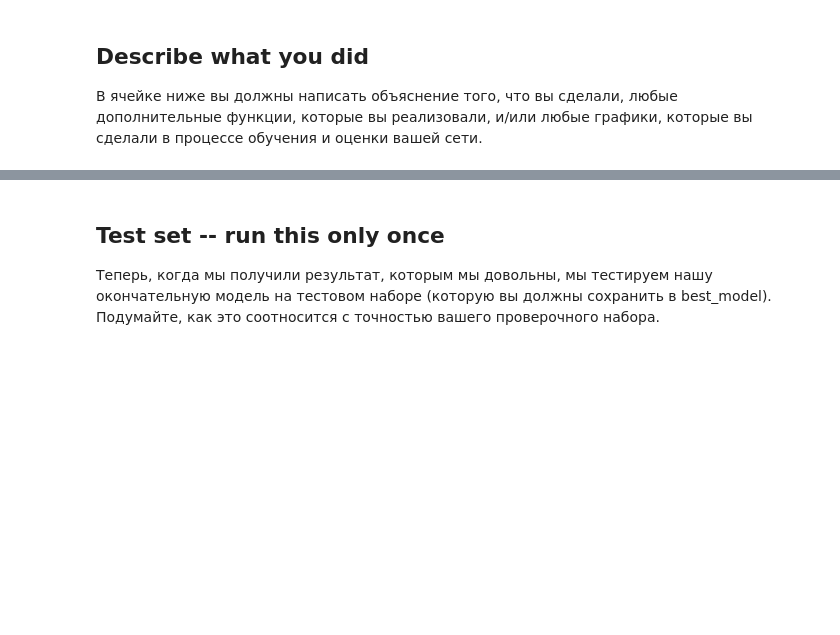
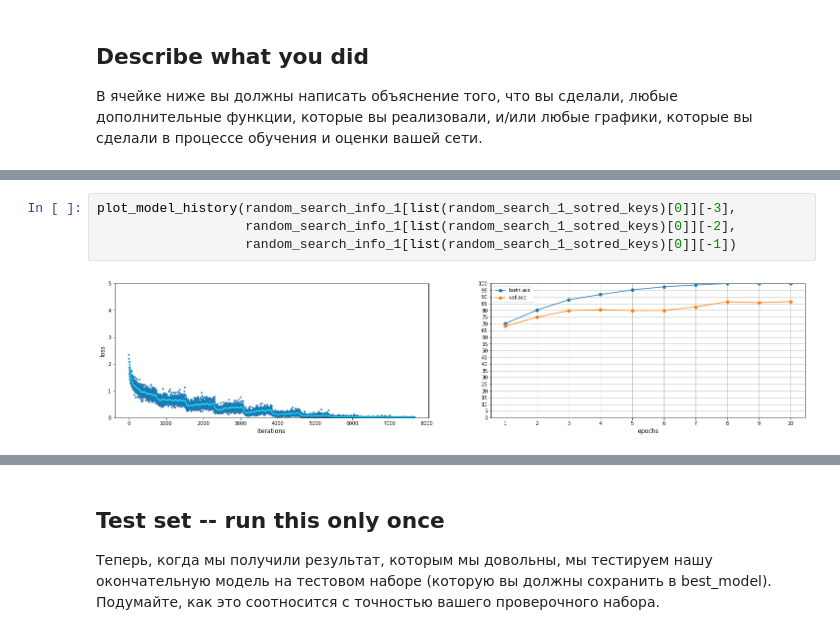
Before and after one commit to exp20/cs231n, a Jupyter notebook: assignment2/PyTorch.ipynb, the cells around one changed output, grey strips where cells are left out. Cells and saved outputs as stored; diff of their text form; blank space fills up the shorter version.

```diff
--- a/assignment2/PyTorch.ipynb
+++ b/assignment2/PyTorch.ipynb
@@ -1993,0 +2366,6 @@ TODO: Describe what you did
+# %%
+plot_model_history(random_search_info_1[list(random_search_1_sotred_keys)[0]][-3],
+                   random_search_info_1[list(random_search_1_sotred_keys)[0]][-2],
+                   random_search_info_1[list(random_search_1_sotred_keys)[0]][-1])
+# %% [output]
+[figure, added]
```
Also changed, not shown: parts of 44 cells of this notebook, 2 other files.
